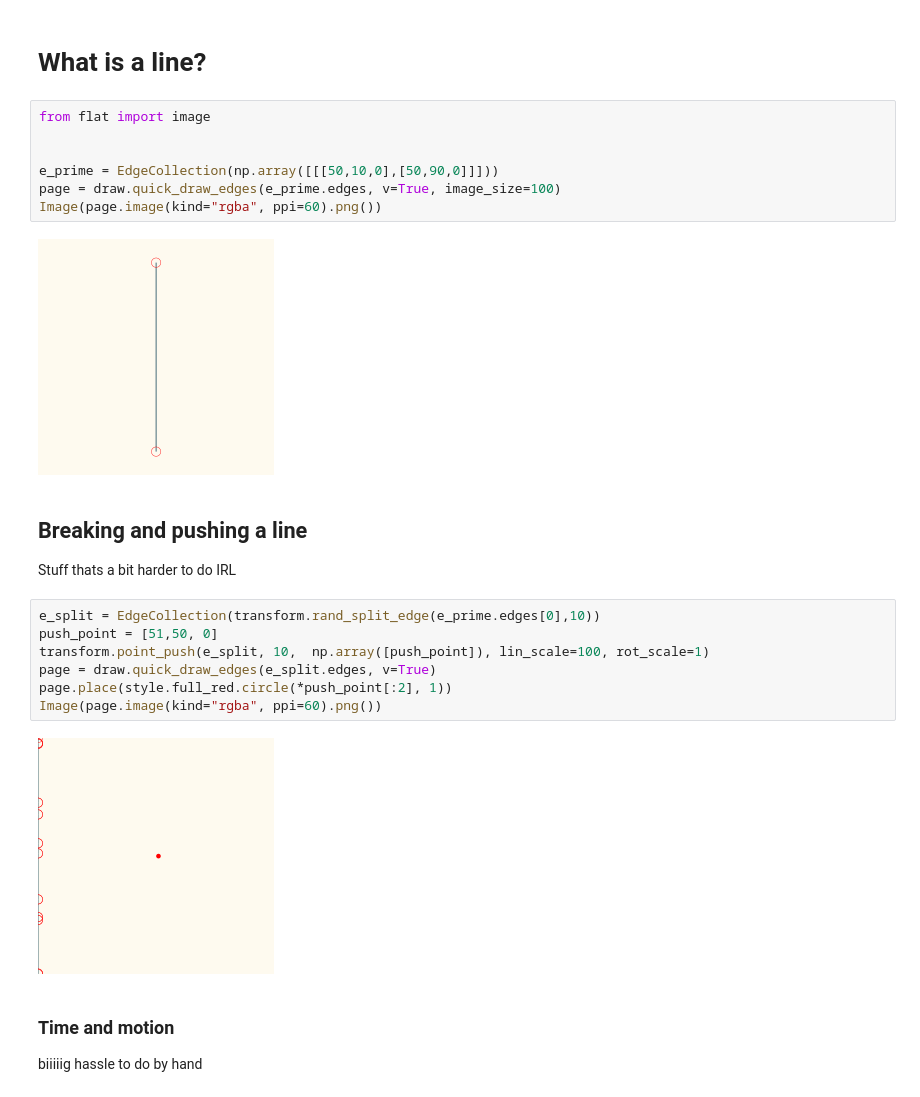
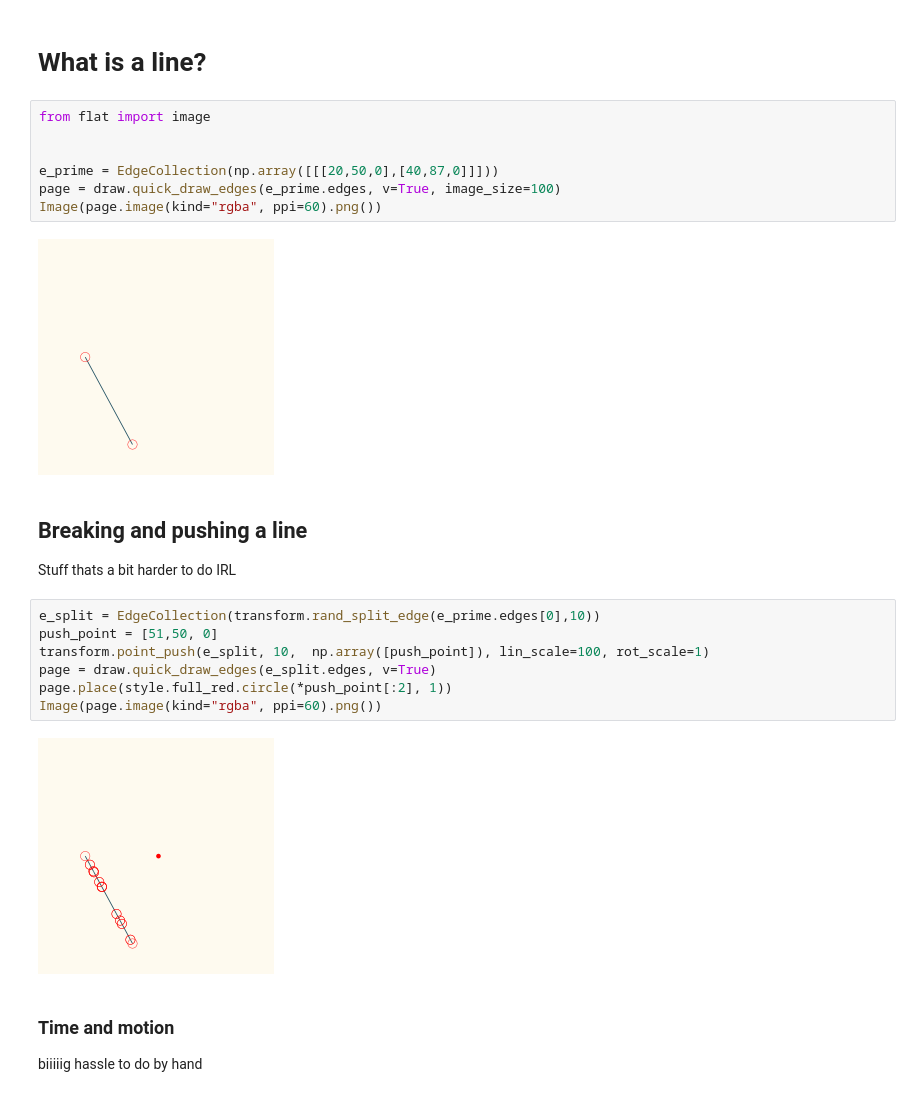
Before and after one commit to leobrowning92/lineart, a Jupyter notebook: notebooks/2022-05-17_shattered_tiles_iteration.ipynb, the cells around one changed output. Saved outputs shown, nothing was run; the diff lists cells and outputs as text.

```diff
--- a/notebooks/2022-05-17_shattered_tiles_iteration.ipynb
+++ b/notebooks/2022-05-17_shattered_tiles_iteration.ipynb
@@ -16,12 +16,12 @@ from lineart.shapes import octahedron
 # %%
 from flat import image
 
 
-e_prime = EdgeCollection(np.array([[[50,10,0],[50,90,0]]]))
+e_prime = EdgeCollection(np.array([[[20,50,0],[40,87,0]]]))
 page = draw.quick_draw_edges(e_prime.edges, v=True, image_size=100)
 Image(page.image(kind="rgba", ppi=60).png())
 # %% [output]
-[figure, old version]
+[figure, new version]
 # %% [markdown]
 ## Breaking and pushing a line
 
@@ -34,7 +34,7 @@ page = draw.quick_draw_edges(e_split.edges, v=True)
 page.place(style.full_red.circle(*push_point[:2], 1))
 Image(page.image(kind="rgba", ppi=60).png())
 # %% [output]
-[figure, old version]
+[figure, new version]
 # %% [markdown]
 ### Time and motion
 biiiiig hassle to do by hand
```
Also changed, not shown: parts of 5 cells of this notebook, 13 other files.
